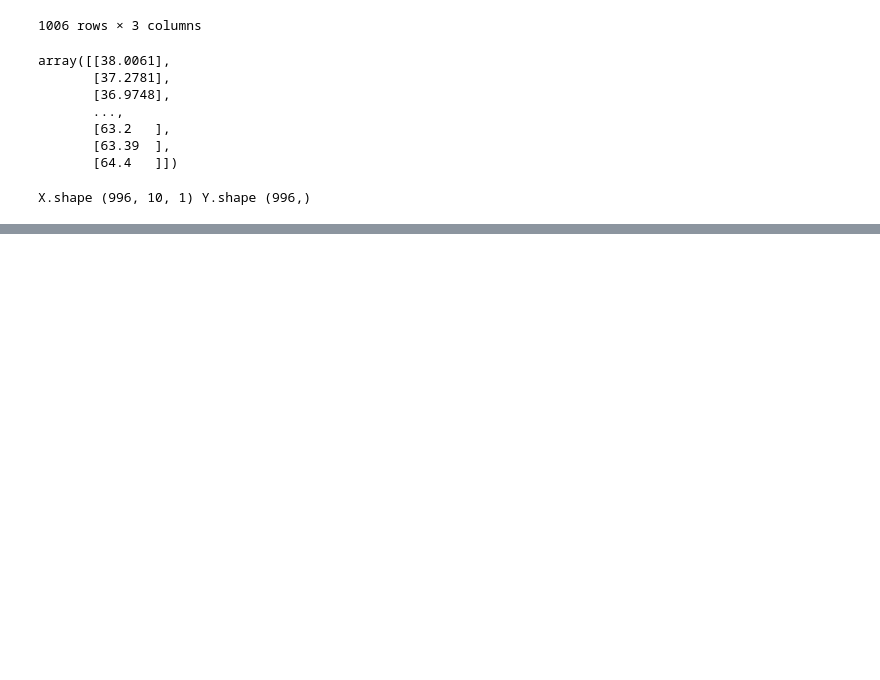
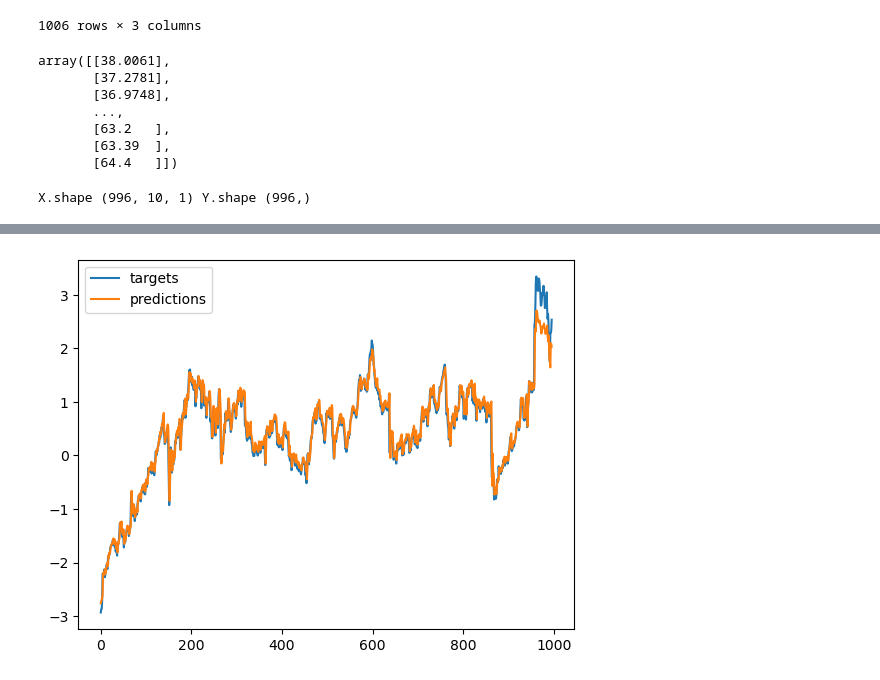
Before and after one commit to mihastele/rnn-exercise-0, a Jupyter notebook: rnn.ipynb, the cells around one changed output, grey strips where cells are left out. Saved outputs shown, nothing was run; the diff lists cells and outputs as text; code cells hidden in the pictures; blank space fills up the shorter version.

```diff
--- a/rnn.ipynb
+++ b/rnn.ipynb
@@ -124,0 +137,9 @@ plt.legend()
+# %%
+outputs = model.predict(X)
+print(outputs.shape)
+predictions = outputs[:,0]
+plt.plot(Y, label = 'targets')
+plt.plot(predictions, label='predictions')
+plt.legend()
+plt.show()
+# %% [output]
@@ -124,0 +148 @@ plt.legend()
+[figure, added]
```
Also changed, not shown: parts of 6 cells of this notebook, 1 other file.
